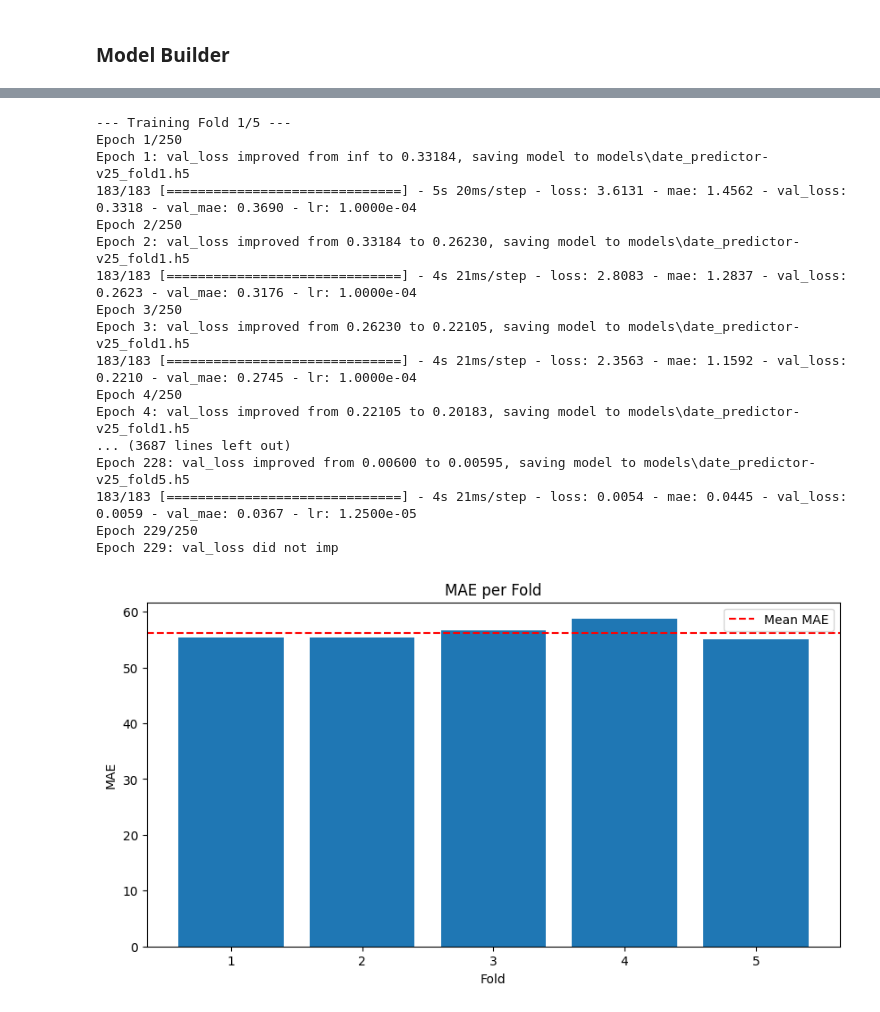
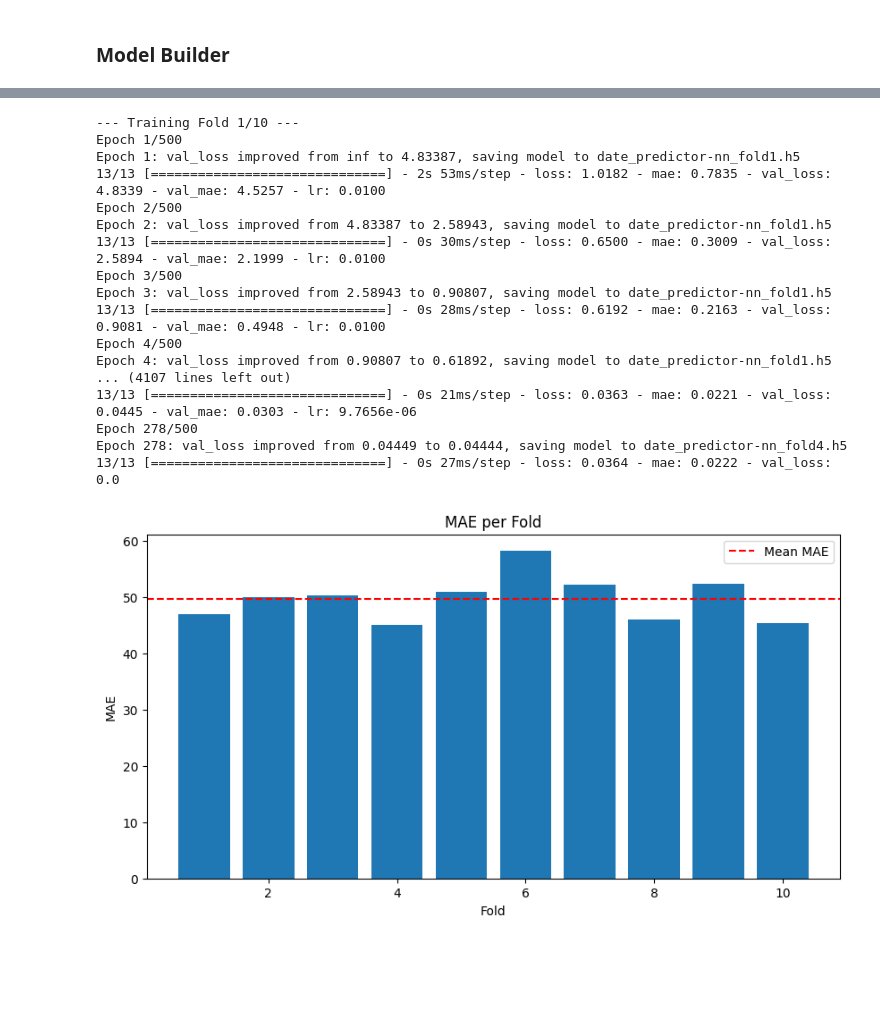
Before and after one commit to jack-stow/machine-learning-final, a Jupyter notebook: ancient_text_dater.ipynb, the cells around one changed output, grey strips where cells are left out. Drawn from its saved outputs; the diff is of its cells as text; code cells hidden in the pictures; blank space fills up the shorter version.

Commit message:
Attempting to save tensorflow models, and check in progress before I break something. Also adding a ton of visualizations

```diff
--- a/ancient_text_dater.ipynb
+++ b/ancient_text_dater.ipynb
@@ -743,7 +975,7 @@ from sklearn.metrics import mean_absolute_error
 # Create a pipeline to scale the data and apply SVR
 svm_pipeline = make_pipeline(
     StandardScaler(),  # SVM benefits from scaling the data
-    SVR(kernel='rbf', C=1.0, epsilon=0.1)  # Radial Basis Function kernel
+    SVR(kernel='rbf',  C=956.1, epsilon=.01)  # Radial Basis Function kernel
 )
 
 # Train the model
@@ -882,16 +1137,17 @@ def train(model_file_name, epochs=250, learning_rate=1e-4, batch_size=32):
     callbacks = [
         tf.keras.callbacks.EarlyStopping(
             monitor='val_loss',
-            patience=60,
+            patience=50,
             restore_best_weights=True
         ),
         tf.keras.callbacks.ReduceLROnPlateau(
             monitor='val_loss',
-            factor=0.75,
-            patience=10,
-            min_lr=1e-10
+            factor=0.5,
+            patience=8,
+            min_lr=5e-7
         ),
         tf.keras.callbacks.ModelCheckpoint(model_file_name, save_best_only=True)
+        #,BestModelCallback()
     ]
 
     # Fit the model
@@ -904,7 +1160,7 @@ def train(model_file_name, epochs=250, learning_rate=1e-4, batch_size=32):
         verbose=1
     )
 
-    model.save(model_file_name)
+    # model.save(model_file_name)
 
     return model, history
 # %%
@@ -939,5 +1223,5 @@ def evaluate_model(model, history):
 # %%
-file_name="models/date_predictor-v27.h5"
+file_name="date_predictor-nn.h5"
 model, history = train(file_name, epochs=500, learning_rate=1e-2, batch_size=512)
 evaluate_model(model, history)
 # %% [output]
@@ -962,4 +1245,0 @@ Mean Absolute Error: 52.30674621381037
-# %%
-file_name="models/date_predictor-v30.h5"
-model, history = train(file_name, epochs=500, learning_rate=1e-2, batch_size=16)
-evaluate_model(model, history)
@@ -989,7 +1303,7 @@ import matplotlib.pyplot as plt
 import os
 
 # Define K-Fold Cross-Validation Parameters
-k = 5  # Number of folds
+k = 10  # Number of folds
 kf = KFold(n_splits=k, shuffle=True, random_state=42)
 
 # Placeholder for fold performance metrics
@@ -1016,21 +1330,21 @@ for fold, (train_index, val_index) in enumerate(kf.split(X_train2)):  # Replace
     y_val_scaled = scaler_y.transform(y_val_fold.reshape(-1, 1)).flatten()
 
     # Define the model
-    model = create_model(input_dim=X_train_scaled.shape[1], learning_rate=1e-4)
+    model = create_model(input_dim=X_train_scaled.shape[1], learning_rate=1e-2)
 
     # Define callbacks
     fold_model_file = f"{os.path.splitext(file_name)[0]}_fold{fold + 1}{os.path.splitext(file_name)[1]}"
     callbacks = [
         tf.keras.callbacks.EarlyStopping(
             monitor='val_loss',
-            patience=30,
+            patience=50,
             restore_best_weights=True
         ),
         tf.keras.callbacks.ReduceLROnPlateau(
             monitor='val_loss',
             factor=0.5,
-            patience=6,
-            min_lr=1e-8
+            patience=8,
+            min_lr=5e-7
         ),
         tf.keras.callbacks.ModelCheckpoint(
             filepath=fold_model_file,
@@ -1044,52 +1358,52 @@ for fold, (train_index, val_index) in enumerate(kf.split(X_train2)):  # Replace
     history = model.fit(
         X_train_scaled, y_train_scaled,
         validation_data=(X_val_scaled, y_val_scaled),
-        epochs=250,
-        batch_size=32,
+        epochs=500,
+        batch_size=512,
         callbacks=callbacks,
         verbose=1
     )
 
     # Evaluate the model on the validation set
     y_val_pred_scaled = model.predict(X_val_scaled)
     y_val_pred = scaler_y.inverse_transform(y_val_pred_scaled)
     y_val_actual = scaler_y.inverse_transform(y_val_scaled.reshape(-1, 1)).flatten()
 
     # Calculate MAE for this fold
     mae_score = np.mean(np.abs(y_val_pred.flatten() - y_val_actual))
     fold_mae_scores.append(mae_score)
     print(f"Fold {fold + 1} MAE: {mae_score}")
 
 # Summarize Cross-Validation Results
 print("\nCross-Validation Results:")
 print(f"Average MAE: {np.mean(fold_mae_scores)}")
 print(f"Standard Deviation of MAE: {np.std(fold_mae_scores)}")
 
-# Visualization (optional)
+# Visualization
 plt.figure(figsize=(10, 5))
 plt.bar(range(1, k+1), fold_mae_scores)
 plt.axhline(np.mean(fold_mae_scores), color='r', linestyle='--', label='Mean MAE')
 plt.title('MAE per Fold')
 plt.xlabel('Fold')
 plt.ylabel('MAE')
 plt.legend()
 plt.show()
 # %% [output]
---- Training Fold 1/5 ---
-Epoch 1/250
-Epoch 1: val_loss improved from inf to 0.33184, saving model to models\date_predictor-v25_fold1.h5
-183/183 [==============================] - 5s 20ms/step - loss: 3.6131 - mae: 1.4562 - val_loss: 0.3318 - val_mae: 0.3690 - lr: 1.0000e-04
-Epoch 2/250
-Epoch 2: val_loss improved from 0.33184 to 0.26230, saving model to models\date_predictor-v25_fold1.h5
-183/183 [==============================] - 4s 21ms/step - loss: 2.8083 - mae: 1.2837 - val_loss: 0.2623 - val_mae: 0.3176 - lr: 1.0000e-04
-Epoch 3/250
-Epoch 3: val_loss improved from 0.26230 to 0.22105, saving model to models\date_predictor-v25_fold1.h5
-183/183 [==============================] - 4s 21ms/step - loss: 2.3563 - mae: 1.1592 - val_loss: 0.2210 - val_mae: 0.2745 - lr: 1.0000e-04
-Epoch 4/250
-Epoch 4: val_loss improved from 0.22105 to 0.20183, saving model to models\date_predictor-v25_fold1.h5
-... (3687 lines left out)
-Epoch 228: val_loss improved from 0.00600 to 0.00595, saving model to models\date_predictor-v25_fold5.h5
-183/183 [==============================] - 4s 21ms/step - loss: 0.0054 - mae: 0.0445 - val_loss: 0.0059 - val_mae: 0.0367 - lr: 1.2500e-05
-Epoch 229/250
-Epoch 229: val_loss did not imp
+--- Training Fold 1/10 ---
+Epoch 1/500
+Epoch 1: val_loss improved from inf to 4.83387, saving model to date_predictor-nn_fold1.h5
+13/13 [==============================] - 2s 53ms/step - loss: 1.0182 - mae: 0.7835 - val_loss: 4.8339 - val_mae: 4.5257 - lr: 0.0100
+Epoch 2/500
+Epoch 2: val_loss improved from 4.83387 to 2.58943, saving model to date_predictor-nn_fold1.h5
+13/13 [==============================] - 0s 30ms/step - loss: 0.6500 - mae: 0.3009 - val_loss: 2.5894 - val_mae: 2.1999 - lr: 0.0100
+Epoch 3/500
+Epoch 3: val_loss improved from 2.58943 to 0.90807, saving model to date_predictor-nn_fold1.h5
+13/13 [==============================] - 0s 28ms/step - loss: 0.6192 - mae: 0.2163 - val_loss: 0.9081 - val_mae: 0.4948 - lr: 0.0100
+Epoch 4/500
+Epoch 4: val_loss improved from 0.90807 to 0.61892, saving model to date_predictor-nn_fold1.h5
+... (4107 lines left out)
+13/13 [==============================] - 0s 21ms/step - loss: 0.0363 - mae: 0.0221 - val_loss: 0.0445 - val_mae: 0.0303 - lr: 9.7656e-06
+Epoch 278/500
+Epoch 278: val_loss improved from 0.04449 to 0.04444, saving model to date_predictor-nn_fold4.h5
+13/13 [==============================] - 0s 27ms/step - loss: 0.0364 - mae: 0.0222 - val_loss: 0.0
-[figure, old version]
+[figure, new version]
```
Also changed, not shown: parts of 60 cells of this notebook, 11 other files.
